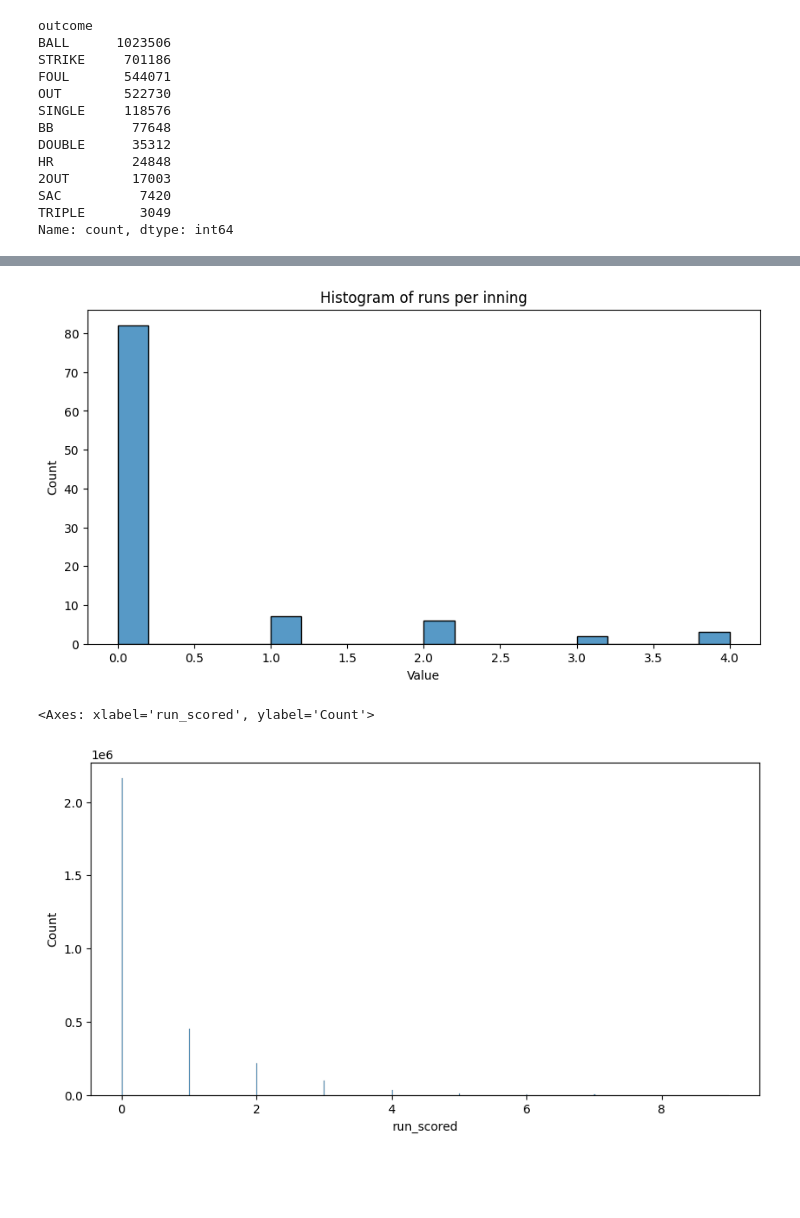
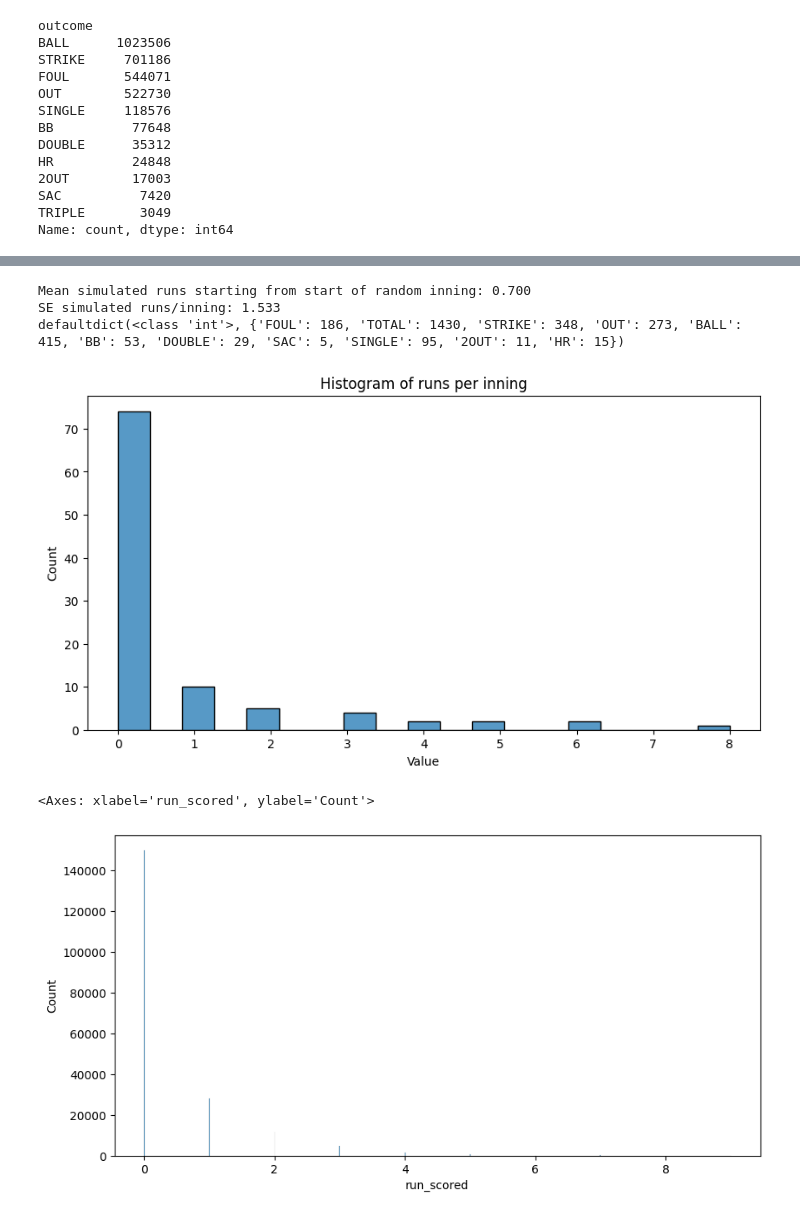
Before and after one commit to nikita-borisov/baseball-data-experiments, a Jupyter notebook: forecast_run_expectancy.ipynb, the cells around one changed output, grey strips where cells are left out. Saved outputs shown, nothing was run; the diff lists cells and outputs as text; code cells hidden in the pictures; blank space fills up the shorter version.

```diff
--- a/forecast_run_expectancy.ipynb
+++ b/forecast_run_expectancy.ipynb
@@ -449,7 +443,3 @@ df = df.dropna(subset=["next_outs", "next_bases", "next_batter"])
-# %%
-#compute mode next batter per batter
-df["next_batter_mode"] = df.groupby("batter")["next_batter"].transform(lambda x: x.mode()[0])
-df["next_batter_mode"].fillna(method="ffill", inplace=True)
 # %%
 # compute outs per pa and run scored per inning per pitcher
 
@@ -870,17 +860,59 @@ SE simulated runs/inning: 0.913
+# %%
+from collections import defaultdict
+
+num_rows = df_inning_start.shape[0]
+NUM_SIM = 100
+
+simulated = []
+#dict for tracking total number of each outcome
+accum_outcomes = defaultdict(int)
+
+for _ in range(NUM_SIM):
+    idx = np.random.randint(0, num_rows)
+
+    row = df_inning_start.iloc[idx]
+
+    # Extract base_features from the random row
+    base_features = {
+        "stand_enc": row.get("stand_enc", 0),
+        "balls": row.get("balls", 0),
+        "strikes": row.get("strikes", 0),
+        "pitch_number": row.get("pitch_number", 0),
+        "bat_score": row.get("bat_score", 0),
+        "fld_score": row.get("fld_score", 0),
+        "inning": row.get("inning", 5),
+    }
+
+    #extract index from original df
+    og_idx = df_inning_start.index[idx]
+    # Extract batter rotation and simulate
+
+    stats_rot = extract_batter_rotation(og_idx, df)
+    runs = simulate_inning(stats_rot, base_features, clf, accum_outcomes)
+    simulated.append(runs)
+
+#note inspection paradox occurs with higher sampling from plate appearences in long innings (more runs)
+print(f"Mean simulated runs starting from start of random inning: {np.mean(simulated):.3f}")
+print(f"SE simulated runs/inning: {np.sqrt(np.var(simulated)):.3f}")
+print(accum_outcomes)
+# %% [output]
+Mean simulated runs starting from start of random inning: 0.700
+SE simulated runs/inning: 1.533
+defaultdict(<class 'int'>, {'FOUL': 186, 'TOTAL': 1430, 'STRIKE': 348, 'OUT': 273, 'BALL': 415, 'BB': 53, 'DOUBLE': 29, 'SAC': 5, 'SINGLE': 95, '2OUT': 11, 'HR': 15})
 # %%
 #plot distribution of runs scored per inning in simulation vs actual data
 
 import seaborn as sns
 import matplotlib.pyplot as plt
 
 sns.histplot(data=simulated)
 plt.title("Histogram of runs per inning")
 plt.xlabel("Value")
 plt.ylabel("Count")
 plt.show()
 
-sns.histplot(data=df["run_scored"])
+sns.histplot(data=df_inning_start["run_scored"])
 # %% [output]
-[figure, old version]
+[figure, new version]
 <Axes: xlabel='run_scored', ylabel='Count'>
-[figure, old version]
+[figure, new version]
```
Also changed, not shown: parts of 17 cells of this notebook.
